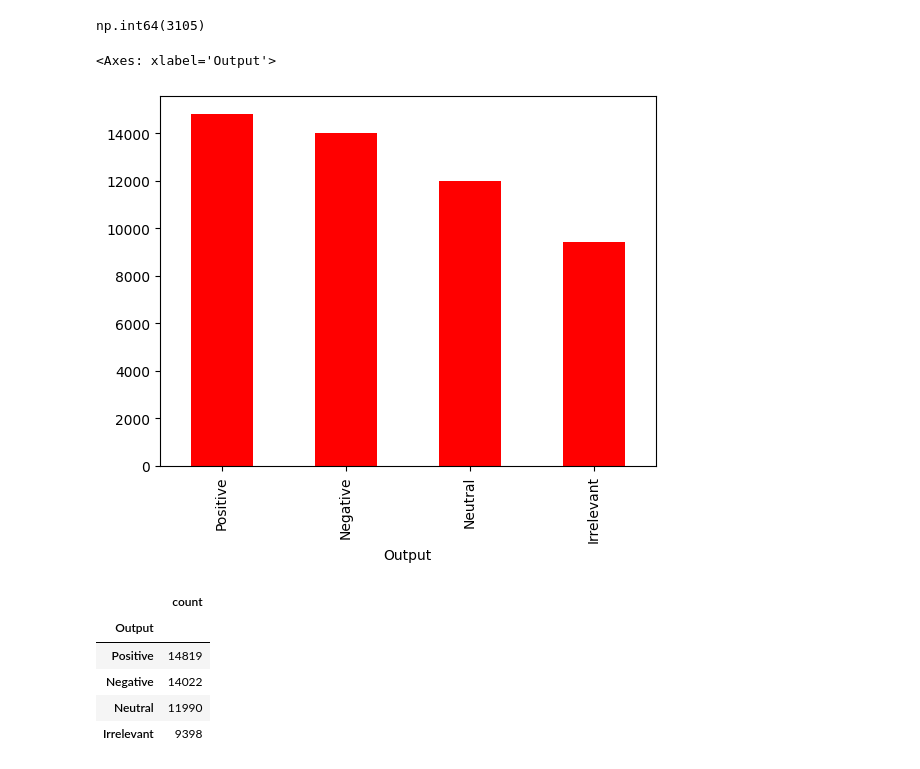
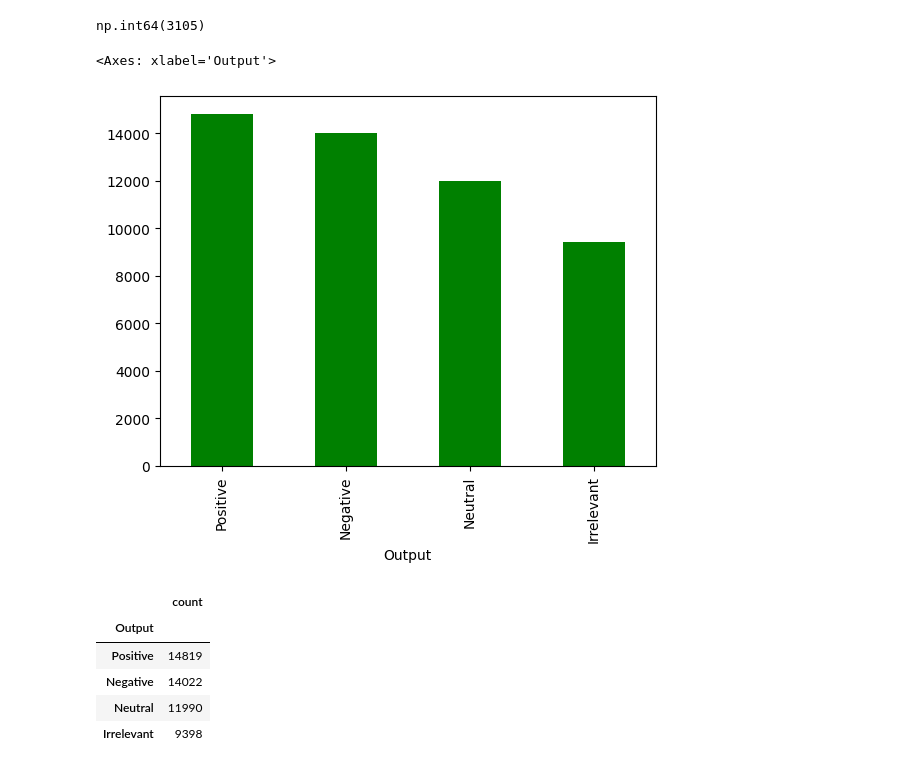
Before and after one commit to Mali-shaikh/Ali_work, a Jupyter notebook: Sentiment_Analysis1.ipynb, the cells around one changed output. Cells and saved outputs as stored; diff of their text form; code cells hidden in the pictures.

```diff
--- a/Sentiment_Analysis1.ipynb
+++ b/Sentiment_Analysis1.ipynb
@@ -28,10 +29,10 @@ data.drop_duplicates(inplace=True)
 # %%
 data.rename({"Positive": "Output", "im getting on borderlands and i will murder you all ,":"Reviews"}, axis=1, inplace=True)
 # %%
-data["Output"].value_counts().plot(kind = "bar", color = "r")
+data["Output"].value_counts().plot(kind = "bar", color = "g")
 # %% [output]
 <Axes: xlabel='Output'>
-[figure, old version]
+[figure, new version]
 # %%
 data["Output"].value_counts()
 # %% [output]
```
Also changed, not shown: parts of 8 cells of this notebook.
